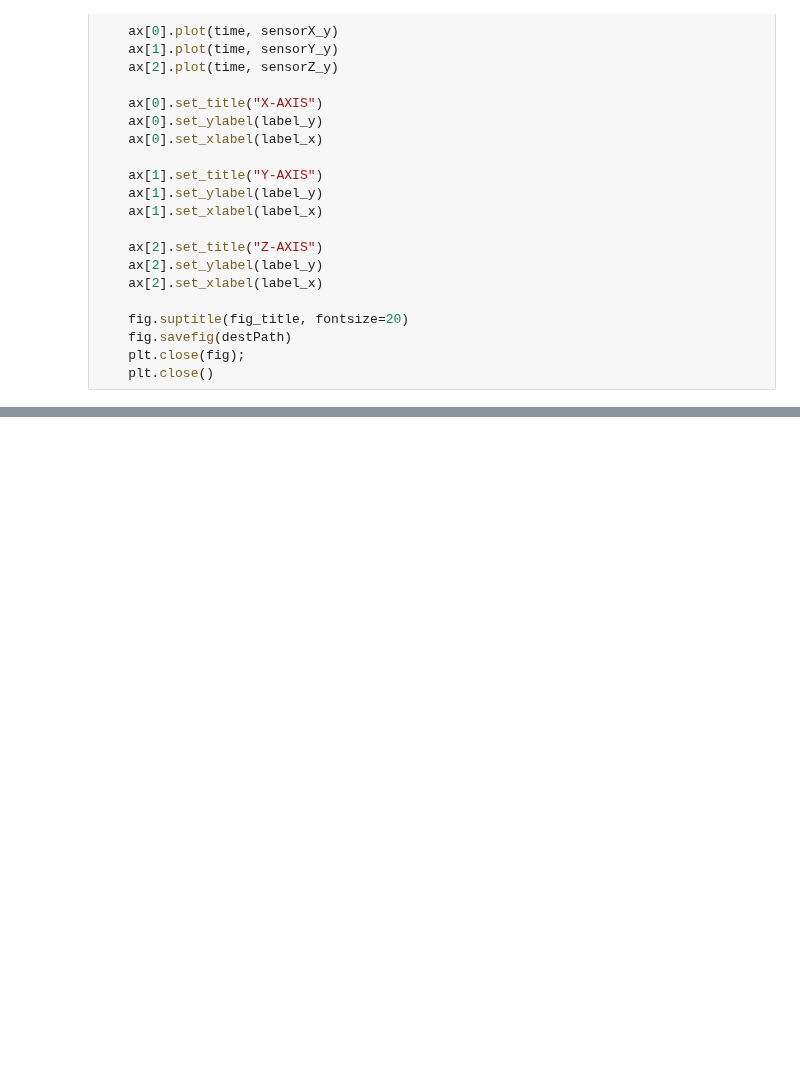
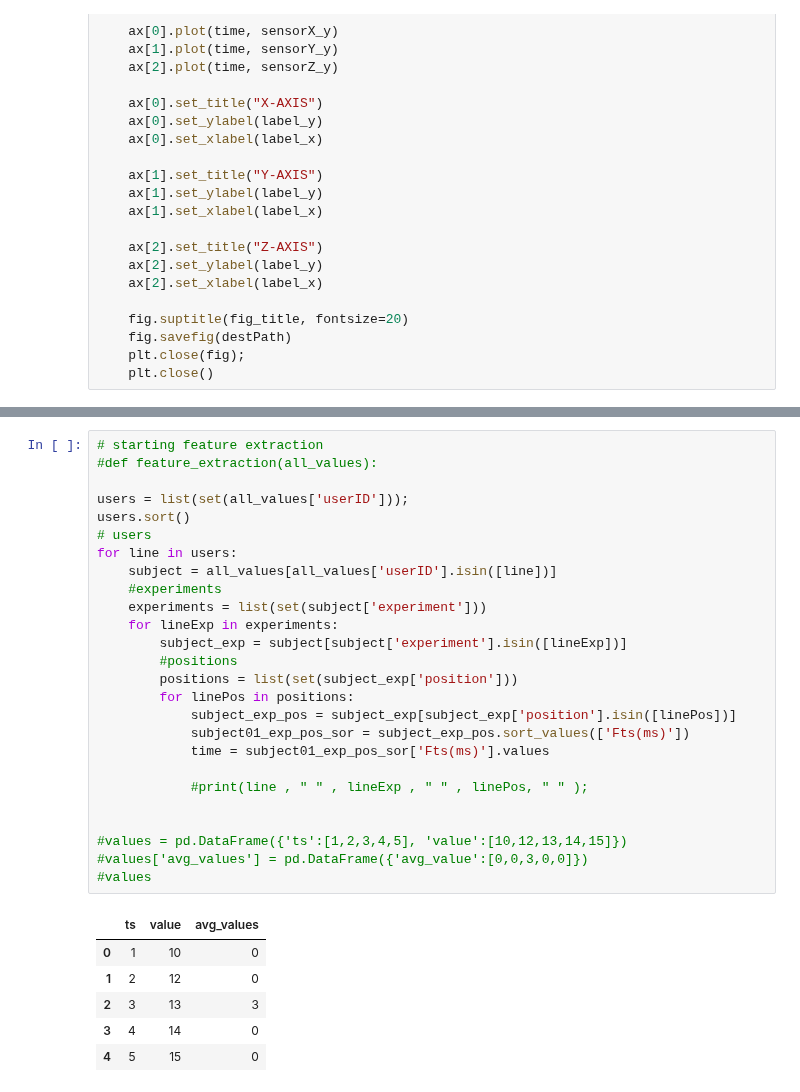
Before and after one commit to pbmiguel/py-har, a Jupyter notebook: TASKS/T1/pre-processing/2016-ANSAMO/2016-ANSAMO-preprocessing-final-version.ipynb, the cells around one changed output, grey strips where cells are left out. Drawn from its saved outputs; the diff is of its cells as text; blank space fills up the shorter version.

```diff
--- a/TASKS/T1/pre-processing/2016-ANSAMO/2016-ANSAMO-preprocessing-final-version.ipynb
+++ b/TASKS/T1/pre-processing/2016-ANSAMO/2016-ANSAMO-preprocessing-final-version.ipynb
@@ -872,0 +903,33 @@ Subject 17   ['Hopping', 'Bending', 'Sitting', 'Walking', 'Jogging']
+# %%
+# starting feature extraction
+#def feature_extraction(all_values):
+
+users = list(set(all_values['userID']));
+users.sort()
+# users
+for line in users:
+    subject = all_values[all_values['userID'].isin([line])]
+    #experiments
+    experiments = list(set(subject['experiment']))
+    for lineExp in experiments:
+        subject_exp = subject[subject['experiment'].isin([lineExp])]
+        #positions
+        positions = list(set(subject_exp['position']))
+        for linePos in positions:
+            subject_exp_pos = subject_exp[subject_exp['position'].isin([linePos])]
+            subject01_exp_pos_sor = subject_exp_pos.sort_values(['Fts(ms)'])
+            time = subject01_exp_pos_sor['Fts(ms)'].values
+
+            #print(line , " " , lineExp , " " , linePos, " " );
+
+
+#values = pd.DataFrame({'ts':[1,2,3,4,5], 'value':[10,12,13,14,15]})
+#values['avg_values'] = pd.DataFrame({'avg_value':[0,0,3,0,0]})
+#values
+# %% [output]
+|  | ts | value | avg_values |
+| 0 | 1 | 10 | 0 |
+| 1 | 2 | 12 | 0 |
+| 2 | 3 | 13 | 3 |
+| 3 | 4 | 14 | 0 |
+| 4 | 5 | 15 | 0 |
```
Also changed, not shown: parts of 8 cells of this notebook, 2 other files.
